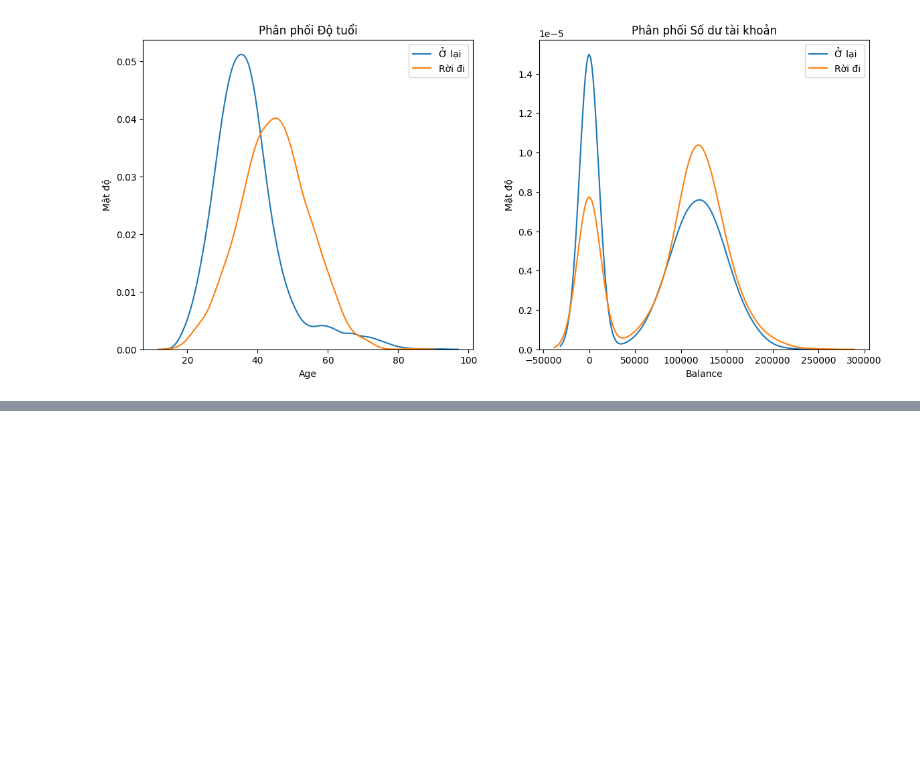
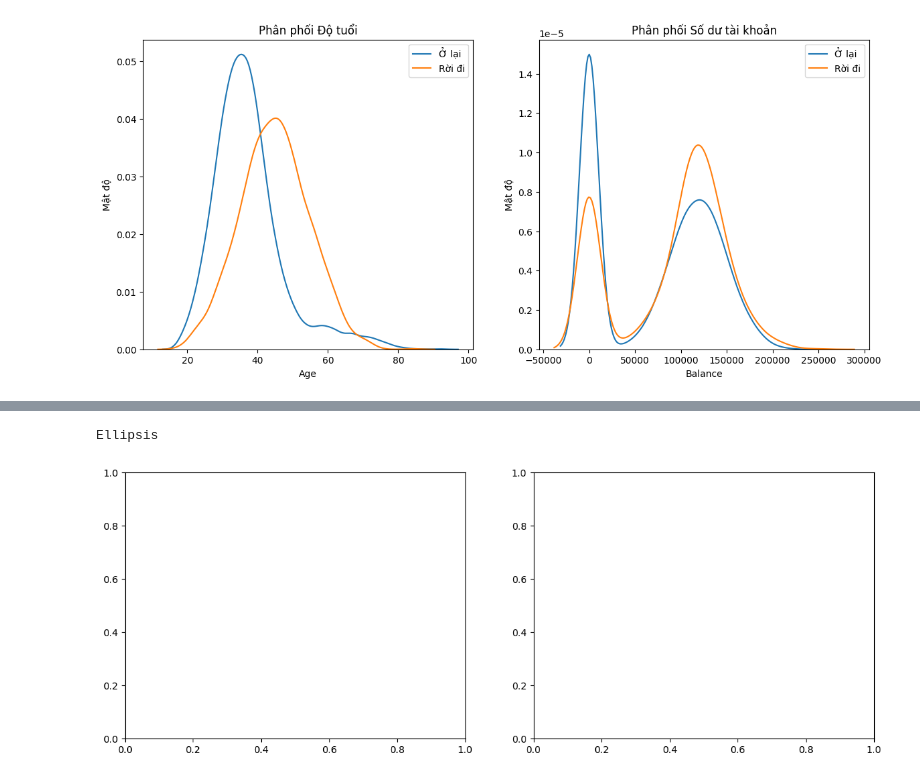
Before and after one commit to Tung36cz/Do_an_1, a Jupyter notebook: so_sanh.ipynb, the cells around one changed output, grey strips where cells are left out. Saved outputs shown, nothing was run; the diff lists cells and outputs as text; code cells hidden in the pictures; blank space fills up the shorter version.

```diff
--- a/so_sanh.ipynb
+++ b/so_sanh.ipynb
@@ -283,0 +421,10 @@ churn
+# %%
+plt.figure(figsize=(14,5))
+
+plt.subplot(1,2,1)
+...
+plt.subplot(1,2,2)
+...
+# %% [output]
+Ellipsis
+[figure, added]
```
Also changed, not shown: parts of 11 cells of this notebook, 1 other file.
